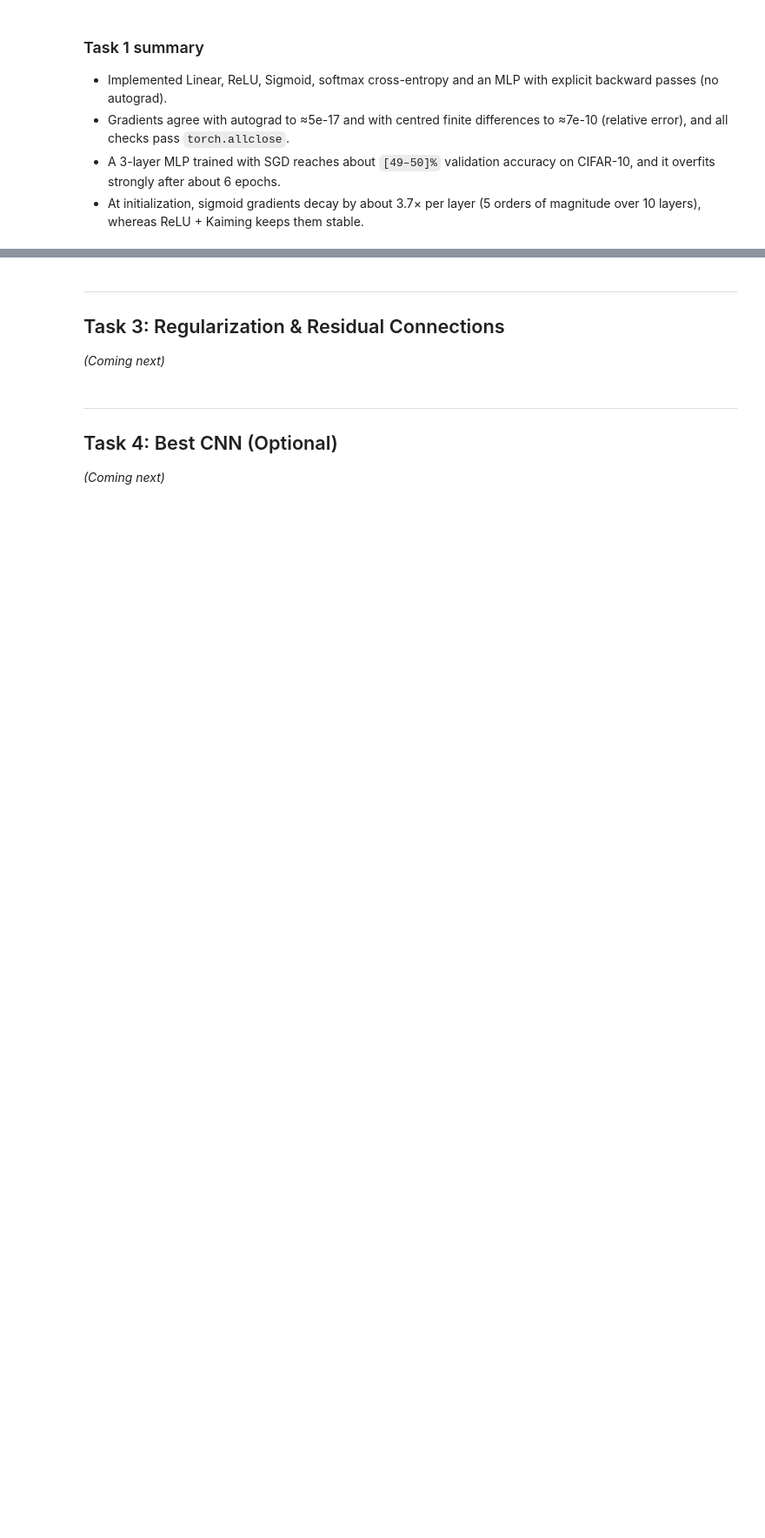
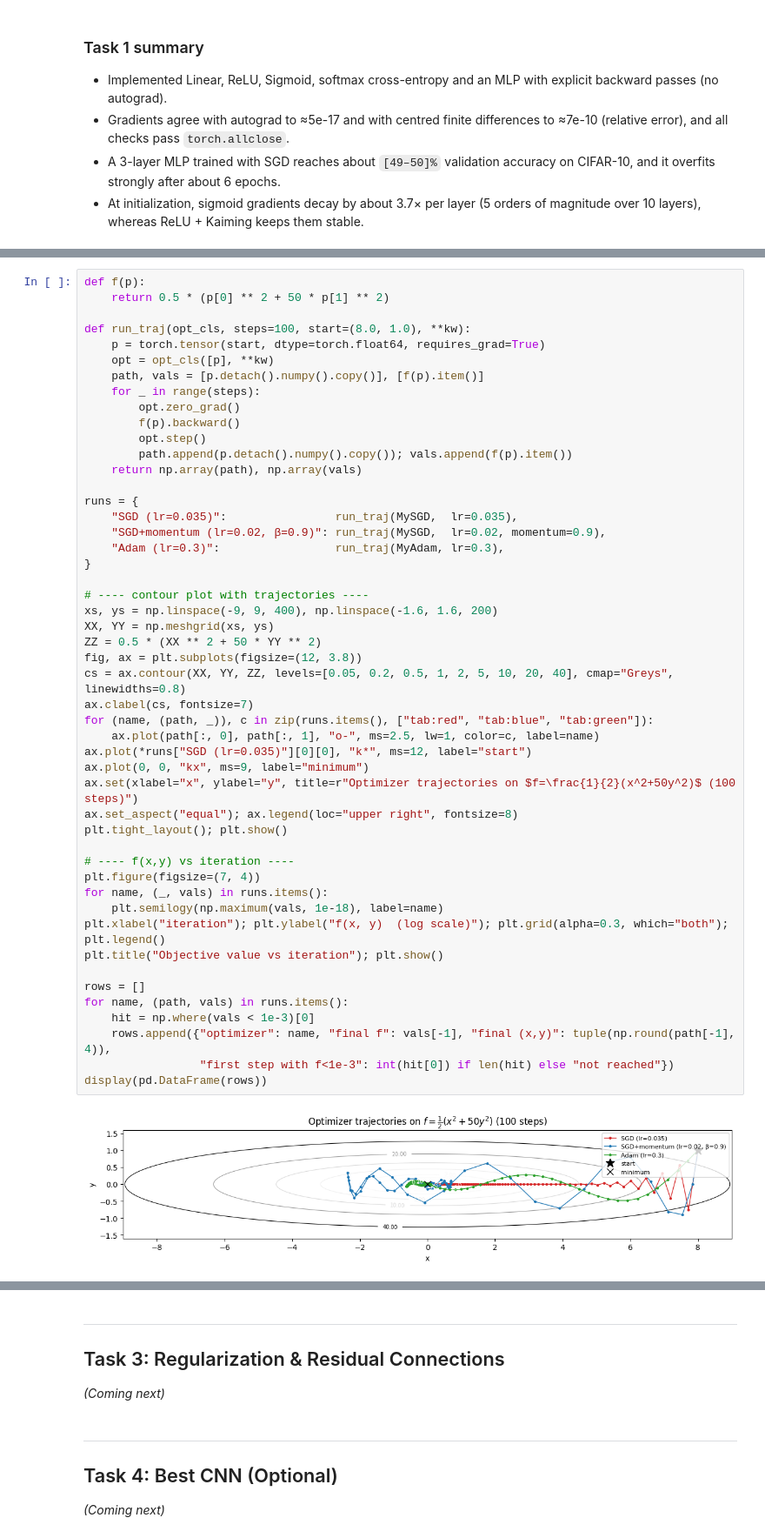
Before and after one commit to rivindu02/EN4554-Assignment-2-on-CNNs, a Jupyter notebook: EN4554_A2_CNNs.ipynb, the cells around one changed output, grey strips where cells are left out. Shown at 87% size. Drawn from its saved outputs; the diff is of its cells as text; blank space fills up the shorter version.

```diff
--- a/EN4554_A2_CNNs.ipynb
+++ b/EN4554_A2_CNNs.ipynb
@@ -496,0 +632,51 @@ The **small-init control** (std 0.01, ReLU) behaves differently from both. Its g
+# %%
+def f(p):
+    return 0.5 * (p[0] ** 2 + 50 * p[1] ** 2)
+
+def run_traj(opt_cls, steps=100, start=(8.0, 1.0), **kw):
+    p = torch.tensor(start, dtype=torch.float64, requires_grad=True)
+    opt = opt_cls([p], **kw)
+    path, vals = [p.detach().numpy().copy()], [f(p).item()]
+    for _ in range(steps):
+        opt.zero_grad()
+        f(p).backward()
+        opt.step()
+        path.append(p.detach().numpy().copy()); vals.append(f(p).item())
+    return np.array(path), np.array(vals)
+
+runs = {
+    "SGD (lr=0.035)":                run_traj(MySGD,  lr=0.035),
+    "SGD+momentum (lr=0.02, β=0.9)": run_traj(MySGD,  lr=0.02, momentum=0.9),
+    "Adam (lr=0.3)":                 run_traj(MyAdam, lr=0.3),
+}
+
+# ---- contour plot with trajectories ----
+xs, ys = np.linspace(-9, 9, 400), np.linspace(-1.6, 1.6, 200)
+XX, YY = np.meshgrid(xs, ys)
+ZZ = 0.5 * (XX ** 2 + 50 * YY ** 2)
+fig, ax = plt.subplots(figsize=(12, 3.8))
+cs = ax.contour(XX, YY, ZZ, levels=[0.05, 0.2, 0.5, 1, 2, 5, 10, 20, 40], cmap="Greys", linewidths=0.8)
+ax.clabel(cs, fontsize=7)
+for (name, (path, _)), c in zip(runs.items(), ["tab:red", "tab:blue", "tab:green"]):
+    ax.plot(path[:, 0], path[:, 1], "o-", ms=2.5, lw=1, color=c, label=name)
+ax.plot(*runs["SGD (lr=0.035)"][0][0], "k*", ms=12, label="start")
+ax.plot(0, 0, "kx", ms=9, label="minimum")
+ax.set(xlabel="x", ylabel="y", title=r"Optimizer trajectories on $f=\frac{1}{2}(x^2+50y^2)$ (100 steps)")
+ax.set_aspect("equal"); ax.legend(loc="upper right", fontsize=8)
+plt.tight_layout(); plt.show()
+
+# ---- f(x,y) vs iteration ----
+plt.figure(figsize=(7, 4))
+for name, (_, vals) in runs.items():
+    plt.semilogy(np.maximum(vals, 1e-18), label=name)
+plt.xlabel("iteration"); plt.ylabel("f(x, y)  (log scale)"); plt.grid(alpha=0.3, which="both"); plt.legend()
+plt.title("Objective value vs iteration"); plt.show()
+
+rows = []
+for name, (path, vals) in runs.items():
+    hit = np.where(vals < 1e-3)[0]
+    rows.append({"optimizer": name, "final f": vals[-1], "final (x,y)": tuple(np.round(path[-1], 4)),
+                 "first step with f<1e-3": int(hit[0]) if len(hit) else "not reached"})
+display(pd.DataFrame(rows))
+# %% [output]
+[figure, added]
```
Also changed, not shown: parts of 14 cells of this notebook, 1 other file.
